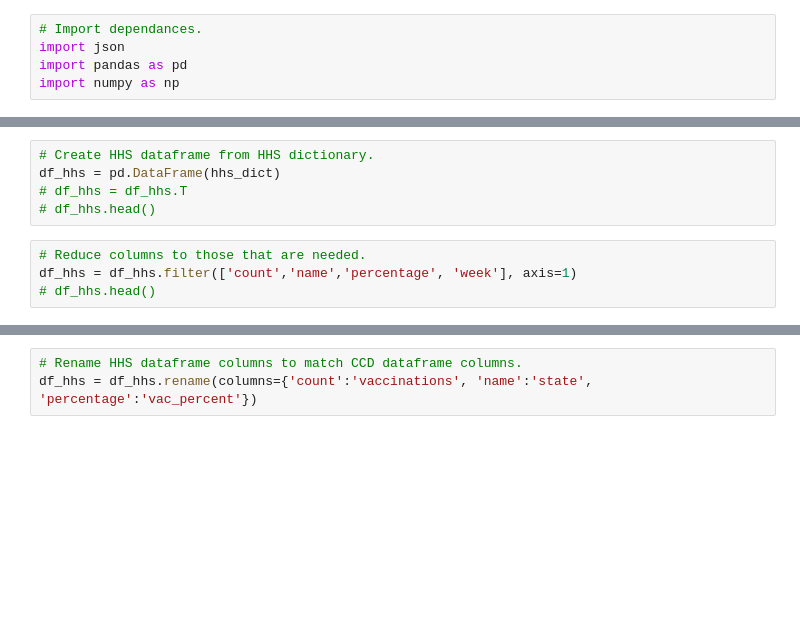
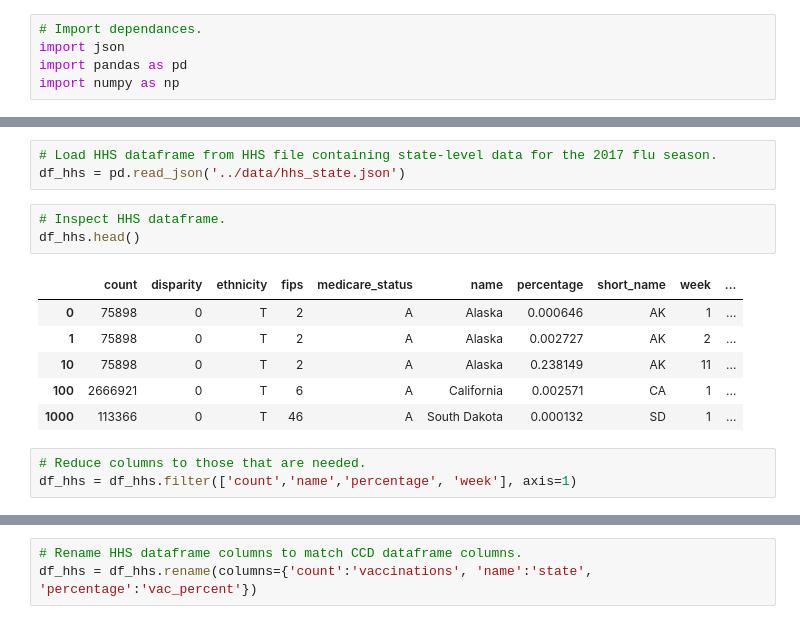
Before and after one commit to zhan656/Analyticus, a Jupyter notebook: jupyter/merge_plot_state_data.ipynb, the cells around one changed output, grey strips where cells are left out. Saved outputs shown, nothing was run; the diff lists cells and outputs as text; blank space fills up the shorter version.

Commit message:
Code Cleanup and state population data.

```diff
--- a/jupyter/merge_plot_state_data.ipynb
+++ b/jupyter/merge_plot_state_data.ipynb
@@ -65,9 +84,16 @@ with open('data/hhs_state.json') as hhs_file:
+# %%
+# Load HHS dataframe from HHS file containing state-level data for the 2017 flu season.
+df_hhs = pd.read_json('../data/hhs_state.json')
 # %%
-# Create HHS dataframe from HHS dictionary.
-df_hhs = pd.DataFrame(hhs_dict)
-# df_hhs = df_hhs.T
-# df_hhs.head()
+# Inspect HHS dataframe.
+df_hhs.head()
+# %% [output]
+|  | count | disparity | ethnicity | fips | medicare_status | name | percentage | short_name | week | ... |
+| 0 | 75898 | 0 | T | 2 | A | Alaska | 0.000646 | AK | 1 | ... |
+| 1 | 75898 | 0 | T | 2 | A | Alaska | 0.002727 | AK | 2 | ... |
+| 10 | 75898 | 0 | T | 2 | A | Alaska | 0.238149 | AK | 11 | ... |
+| 100 | 2666921 | 0 | T | 6 | A | California | 0.002571 | CA | 1 | ... |
+| 1000 | 113366 | 0 | T | 46 | A | South Dakota | 0.000132 | SD | 1 | ... |
 # %%
 # Reduce columns to those that are needed.
 df_hhs = df_hhs.filter(['count','name','percentage', 'week'], axis=1)
-# df_hhs.head()
```
Also changed, not shown: parts of 33 cells of this notebook, 4 other files.
